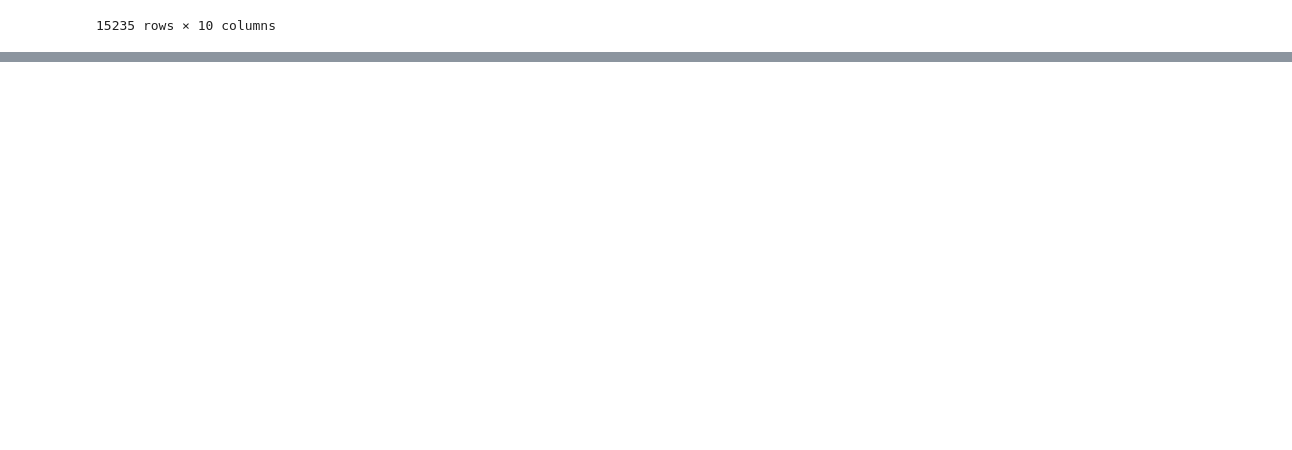
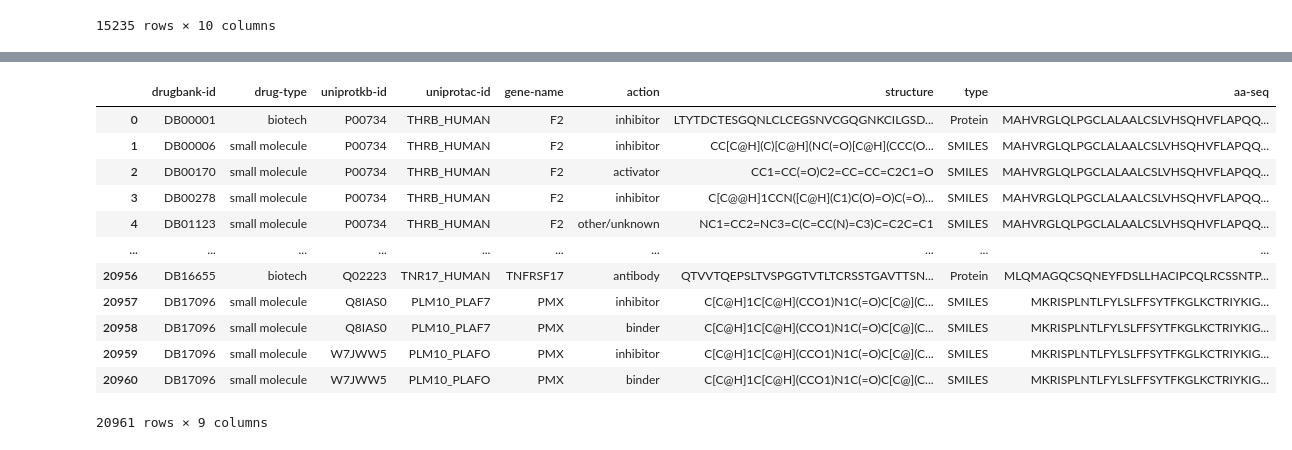
Before and after one commit to rangan2510/InteractDb-rc2, a Jupyter notebook: parser/drugbank-parser-rc2.ipynb, the cells around one changed output, grey strips where cells are left out. Saved outputs shown, nothing was run; the diff lists cells and outputs as text; code cells hidden in the pictures; blank space fills up the shorter version.

Commit message:
Updated drugbank parser

```diff
--- a/parser/drugbank-parser-rc2.ipynb
+++ b/parser/drugbank-parser-rc2.ipynb
@@ -280,0 +359,16 @@ fpm.close()
+# %%
+from Bio import SeqIO
+
+drug_seq = []
+for seq_record in SeqIO.parse("../data/drugs/drugbank_5.1.10/drug sequences.fasta", "fasta"):
+    drug_seq.append(
+        {
+        	'drugbank-id':seq_record.id.split('|')[1],
+            'structure': str(seq_record.seq),
+            'type':'Protein'
+        }
+    )
+
+
+drug_seq_df = pd.DataFrame(drug_seq)
+drug_seq_df
@@ -280,0 +389,15 @@ fpm.close()
+# %%
+all_struct_df = pd.concat([smiles_df, drug_seq_df])
+all_struct_df.to_excel('temp/all_struct.xlsx', index=False)
+# %%
+prot_seq = []
+for seq_record in SeqIO.parse("../data/drugs/drugbank_5.1.10/target_sequences_protein.fasta", "fasta"):
+    prot_seq.append(
+        {
+        	'uniprotkb-id':seq_record.id.split('|')[1],
+            'aa-seq': str(seq_record.seq),
+        }
+    )
+
+prot_seq_df = pd.DataFrame(prot_seq)
+prot_seq_df
@@ -280,0 +418,19 @@ fpm.close()
+# %%
+df1 = pd.merge(left=targets_df_expl, right=all_struct_df, on='drugbank-id')
+# %%
+df2 = pd.merge(left=df1, right=prot_seq_df, on='uniprotkb-id')
+df2
+# %% [output]
+|  | drugbank-id | drug-type | uniprotkb-id | uniprotac-id | gene-name | action | structure | type | aa-seq |
+| 0 | DB00001 | biotech | P00734 | THRB_HUMAN | F2 | inhibitor | LTYTDCTESGQNLCLCEGSNVCGQGNKCILGSD... | Protein | MAHVRGLQLPGCLALAALCSLVHSQHVFLAPQQ... |
+| 1 | DB00006 | small molecule | P00734 | THRB_HUMAN | F2 | inhibitor | CC[C@H](C)[C@H](NC(=O)[C@H](CCC(O... | SMILES | MAHVRGLQLPGCLALAALCSLVHSQHVFLAPQQ... |
+| 2 | DB00170 | small molecule | P00734 | THRB_HUMAN | F2 | activator | CC1=CC(=O)C2=CC=CC=C2C1=O | SMILES | MAHVRGLQLPGCLALAALCSLVHSQHVFLAPQQ... |
+| 3 | DB00278 | small molecule | P00734 | THRB_HUMAN | F2 | inhibitor | C[C@@H]1CCN([C@H](C1)C(O)=O)C(=O)... | SMILES | MAHVRGLQLPGCLALAALCSLVHSQHVFLAPQQ... |
+| 4 | DB01123 | small molecule | P00734 | THRB_HUMAN | F2 | other/unknown | NC1=CC2=NC3=C(C=CC(N)=C3)C=C2C=C1 | SMILES | MAHVRGLQLPGCLALAALCSLVHSQHVFLAPQQ... |
+| ... | ... | ... | ... | ... | ... | ... | ... | ... | ... |
+| 20956 | DB16655 | biotech | Q02223 | TNR17_HUMAN | TNFRSF17 | antibody | QTVVTQEPSLTVSPGGTVTLTCRSSTGAVTTSN... | Protein | MLQMAGQCSQNEYFDSLLHACIPCQLRCSSNTP... |
+| 20957 | DB17096 | small molecule | Q8IAS0 | PLM10_PLAF7 | PMX | inhibitor | C[C@H]1C[C@H](CCO1)N1C(=O)C[C@](C... | SMILES | MKRISPLNTLFYLSLFFSYTFKGLKCTRIYKIG... |
+| 20958 | DB17096 | small molecule | Q8IAS0 | PLM10_PLAF7 | PMX | binder | C[C@H]1C[C@H](CCO1)N1C(=O)C[C@](C... | SMILES | MKRISPLNTLFYLSLFFSYTFKGLKCTRIYKIG... |
+| 20959 | DB17096 | small molecule | W7JWW5 | PLM10_PLAFO | PMX | inhibitor | C[C@H]1C[C@H](CCO1)N1C(=O)C[C@](C... | SMILES | MKRISPLNTLFYLSLFFSYTFKGLKCTRIYKIG... |
+| 20960 | DB17096 | small molecule | W7JWW5 | PLM10_PLAFO | PMX | binder | C[C@H]1C[C@H](CCO1)N1C(=O)C[C@](C... | SMILES | MKRISPLNTLFYLSLFFSYTFKGLKCTRIYKIG... |
+20961 rows × 9 columns
```
Also changed, not shown: parts of 34 cells of this notebook, 13 other files.
